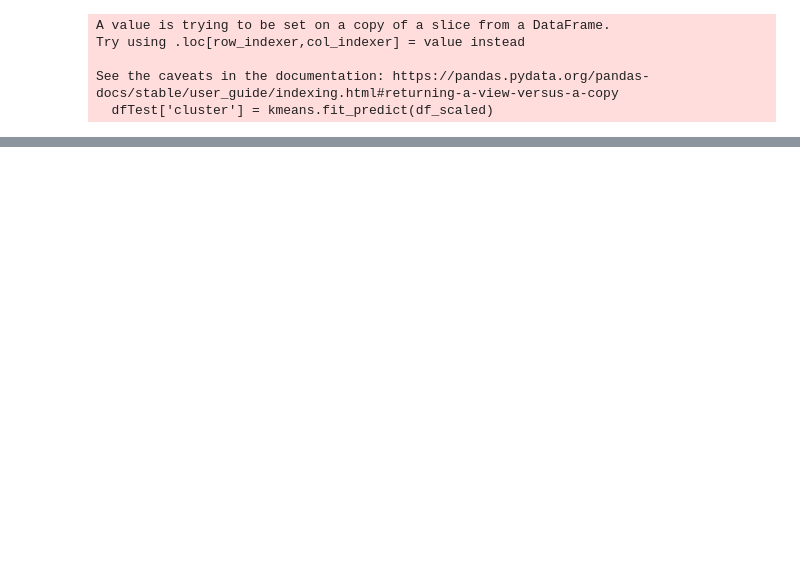
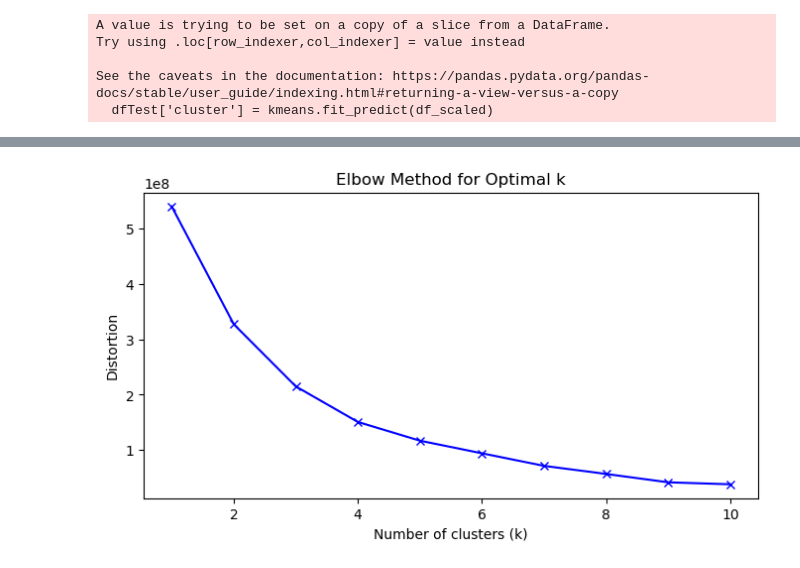
Before and after one commit to MaelGalliou/Project-Data-Integration, a Jupyter notebook: ml2.ipynb, the cells around one changed output, grey strips where cells are left out. Drawn from its saved outputs; the diff is of its cells as text; code cells hidden in the pictures; blank space fills up the shorter version.

```diff
--- a/ml2.ipynb
+++ b/ml2.ipynb
@@ -131,0 +226,5 @@ dfTest[dfTest["trip_distance"] == dfTest["trip_distance"].max()].head()
+# %%
+features = ["DOLocationID","PULocationID", "tip_amount"]
+plot_elbow_method(dfTest[features])
+# %% [output]
+[figure, added]
```
Also changed, not shown: parts of 15 cells of this notebook.
